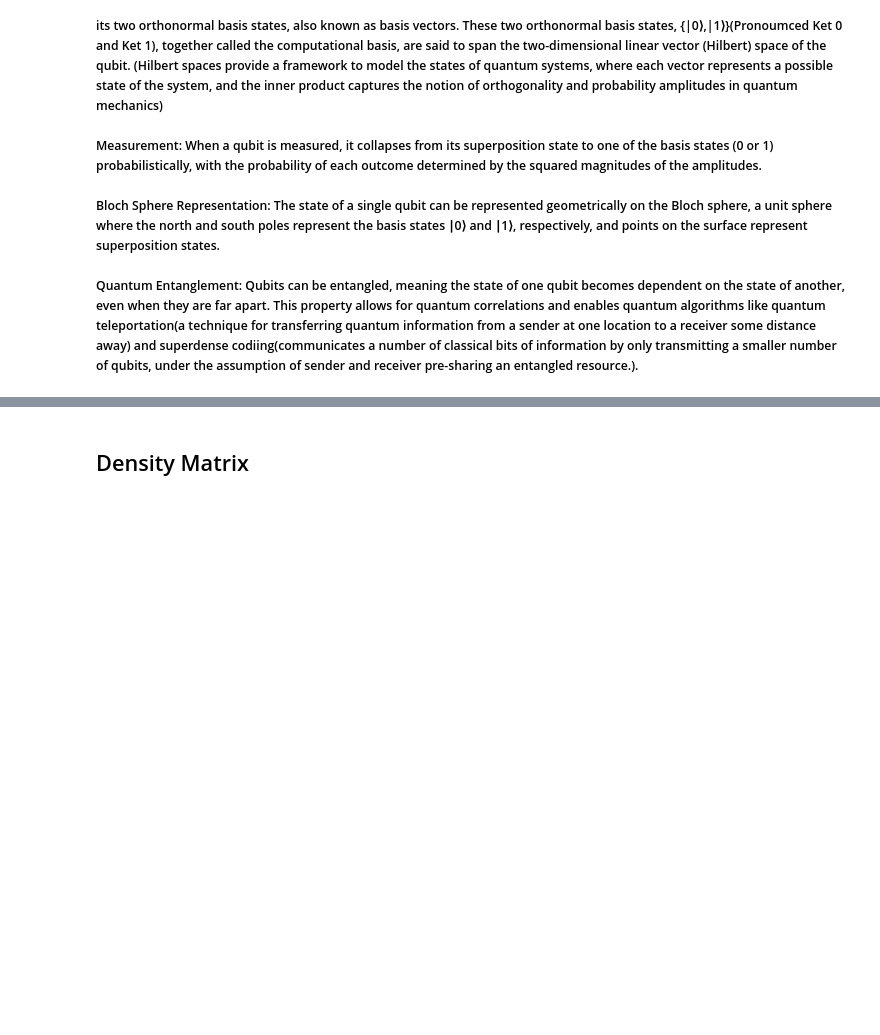
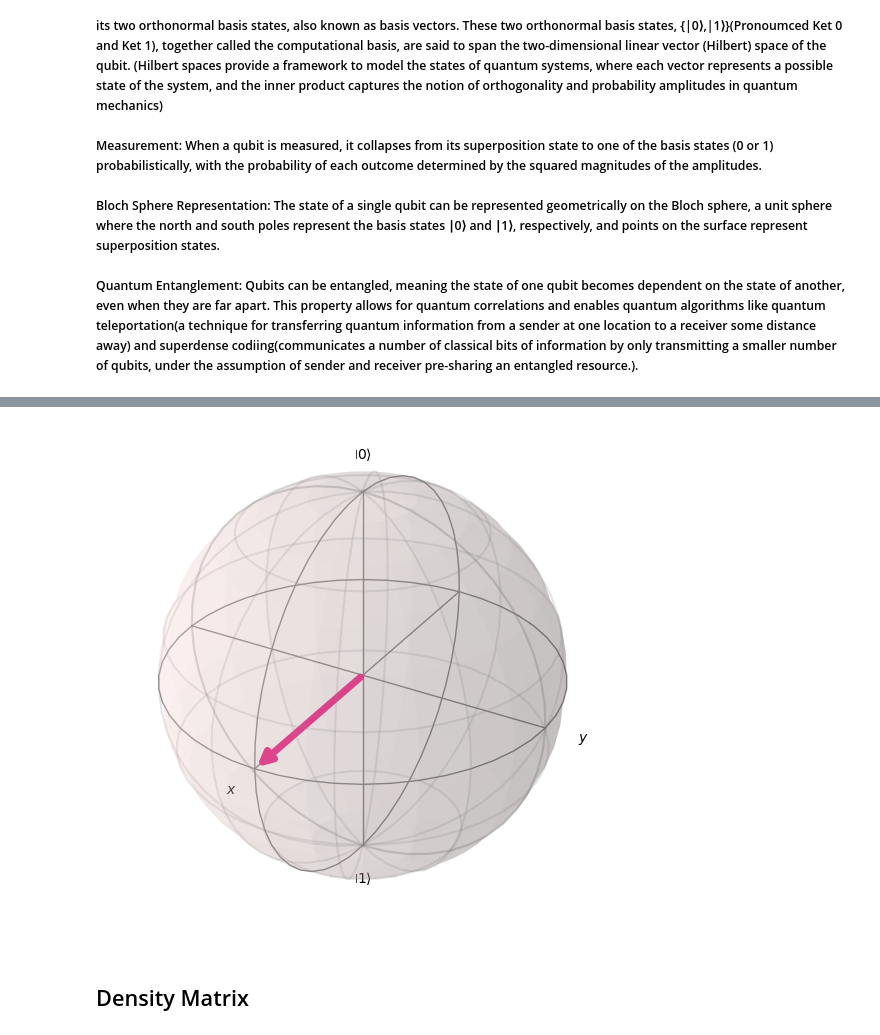
Before and after one commit to PedroFCode/EmergingTechnologies, a Jupyter notebook: project.ipynb, the cells around one changed output, grey strips where cells are left out. Drawn from its saved outputs; the diff is of its cells as text; code cells hidden in the pictures; blank space fills up the shorter version.

```diff
--- a/project.ipynb
+++ b/project.ipynb
@@ -108,3 +150,19 @@ Quantum Entanglement: Qubits can be entangled, meaning the state of one qubit be
+# %%
+#Bloch Sphere Representation
+
+from qiskit import QuantumCircuit
+from qiskit.visualization import plot_bloch_vector
+
+# Create a quantum circuit with 1 qubit
+qc = QuantumCircuit(1)
+
+# Apply a Hadamard gate to the qubit
+qc.h(0)
+
+# Visualize the state of the qubit using Bloch sphere
+plot_bloch_vector([1, 0, 0])  # Replace [1, 0, 0] with the state vector components if known
+# %% [output]
+[figure, added]
 # %% [markdown]
 <h2>Density Matrix
 # %% [markdown]
```
Also changed, not shown: parts of 2 cells of this notebook.
